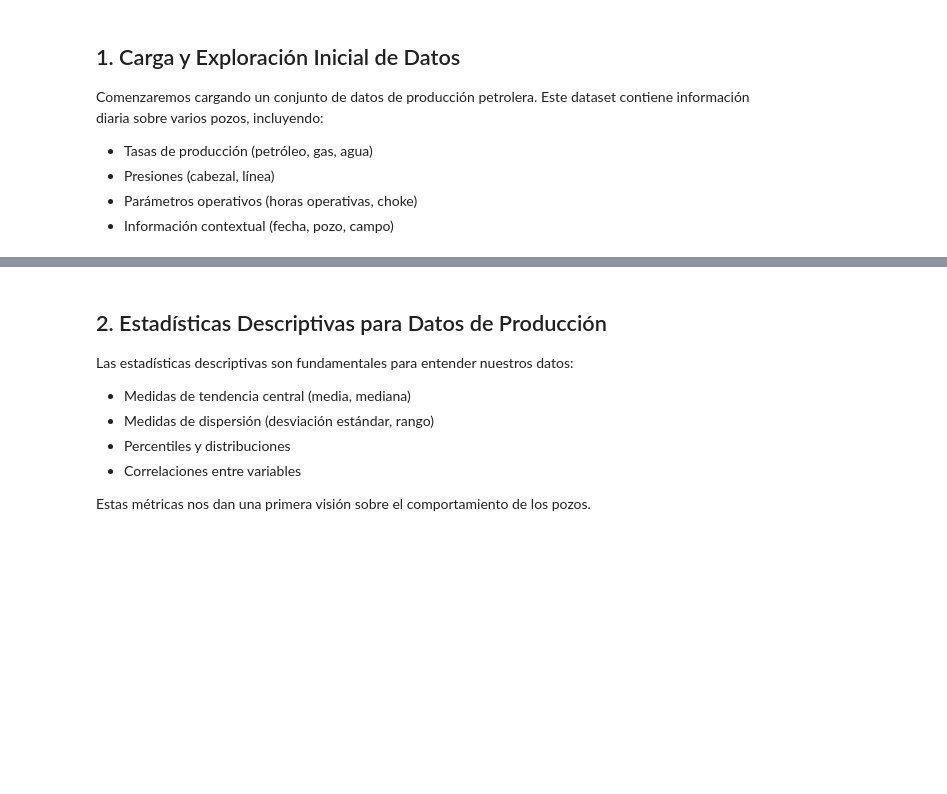
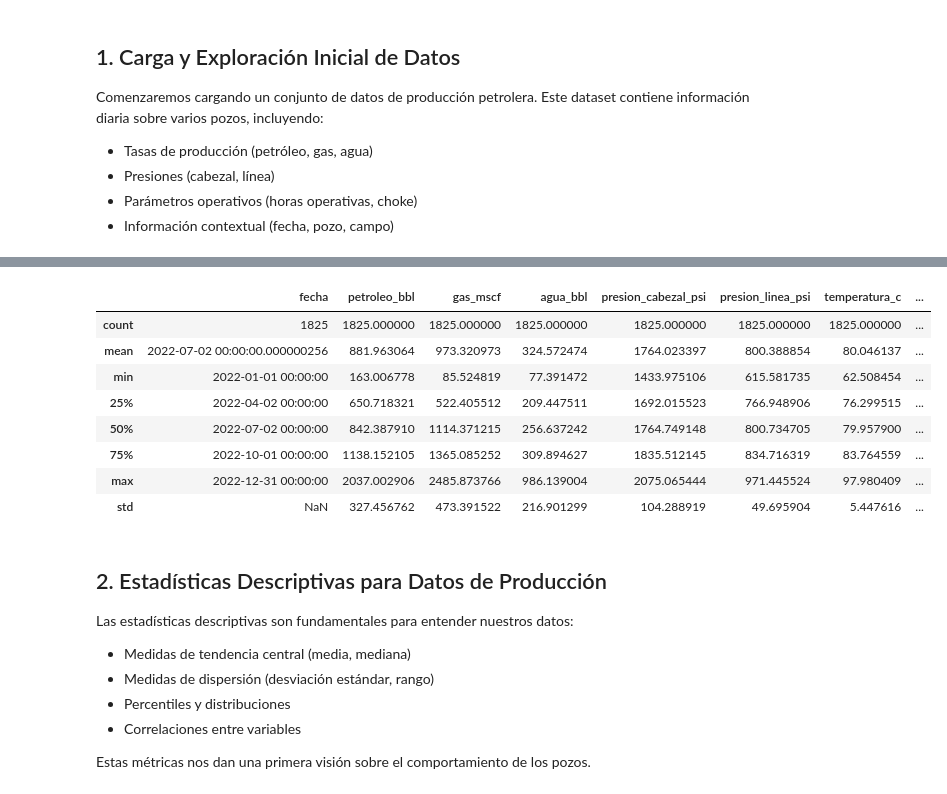
Before and after one commit to ERoblesMSNTIC/bootcamp-institute-intro, a Jupyter notebook: laboratorio-01.ipynb, the cells around one changed output, grey strips where cells are left out. Saved outputs shown, nothing was run; the diff lists cells and outputs as text; code cells hidden in the pictures; blank space fills up the shorter version.

```diff
--- a/laboratorio-01.ipynb
+++ b/laboratorio-01.ipynb
@@ -169,3 +245,15 @@ df.head()
+# %%
+df.describe() # Como metodo .describe() y no como atributo .describe
+# %% [output]
+|  | fecha | petroleo_bbl | gas_mscf | agua_bbl | presion_cabezal_psi | presion_linea_psi | temperatura_c | ... |
+| count | 1825 | 1825.000000 | 1825.000000 | 1825.000000 | 1825.000000 | 1825.000000 | 1825.000000 | ... |
+| mean | 2022-07-02 00:00:00.000000256 | 881.963064 | 973.320973 | 324.572474 | 1764.023397 | 800.388854 | 80.046137 | ... |
+| min | 2022-01-01 00:00:00 | 163.006778 | 85.524819 | 77.391472 | 1433.975106 | 615.581735 | 62.508454 | ... |
+| 25% | 2022-04-02 00:00:00 | 650.718321 | 522.405512 | 209.447511 | 1692.015523 | 766.948906 | 76.299515 | ... |
+| 50% | 2022-07-02 00:00:00 | 842.387910 | 1114.371215 | 256.637242 | 1764.749148 | 800.734705 | 79.957900 | ... |
+| 75% | 2022-10-01 00:00:00 | 1138.152105 | 1365.085252 | 309.894627 | 1835.512145 | 834.716319 | 83.764559 | ... |
+| max | 2022-12-31 00:00:00 | 2037.002906 | 2485.873766 | 986.139004 | 2075.065444 | 971.445524 | 97.980409 | ... |
+| std | NaN | 327.456762 | 473.391522 | 216.901299 | 104.288919 | 49.695904 | 5.447616 | ... |
 # %% [markdown]
 ## 2. Estadísticas Descriptivas para Datos de Producción
 
```
Also changed, not shown: parts of 12 cells of this notebook.
